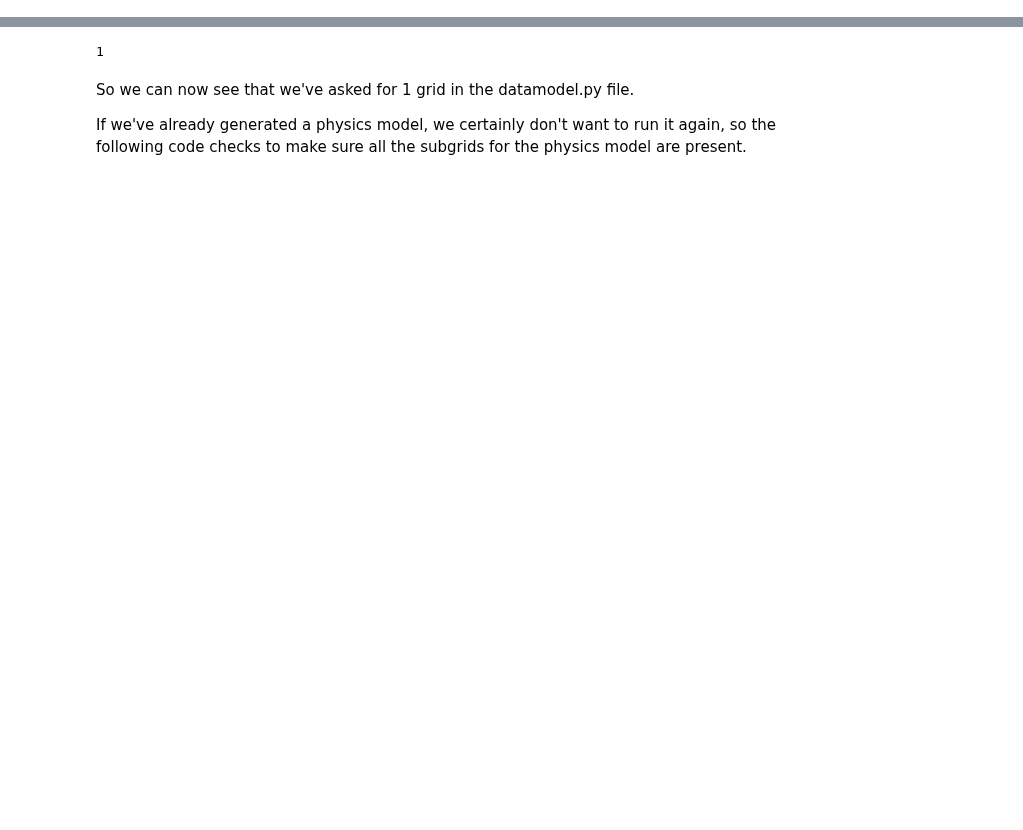
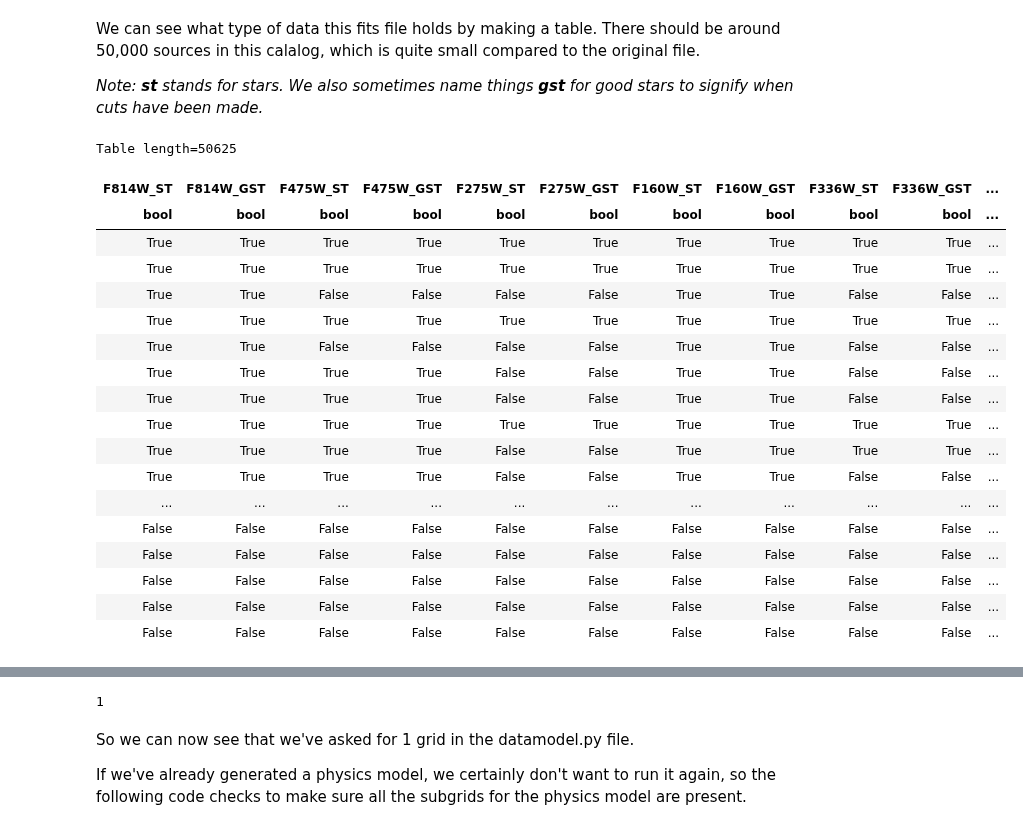
Before and after one commit to BEAST-Fitting/beast-examples, a Jupyter notebook: M31_Example/M31_workflow.ipynb, the cells around one changed output, grey strips where cells are left out. Saved outputs shown, nothing was run; the diff lists cells and outputs as text; code cells hidden in the pictures; blank space fills up the shorter version.

```diff
--- a/M31_Example/M31_workflow.ipynb
+++ b/M31_Example/M31_workflow.ipynb
@@ -209,0 +85,27 @@ This file is also where you specify the parameters and resolution of your physic
+# %% [markdown]
+We can see what type of data this fits file holds by making a table. There should be around 50,000 sources in this calalog, which is quite small compared to the original file.
+
+*Note: **st** stands for stars. We also sometimes name things **gst** for good stars to signify when cuts have been made.*
+# %%
+hdul = fits.open(gst_file)
+Table(hdul[1].data)
+# %% [output]
+Table length=50625
+| F814W_ST | F814W_GST | F475W_ST | F475W_GST | F275W_ST | F275W_GST | F160W_ST | F160W_GST | F336W_ST | F336W_GST | ... |
+| bool | bool | bool | bool | bool | bool | bool | bool | bool | bool | ... |
+| True | True | True | True | True | True | True | True | True | True | ... |
+| True | True | True | True | True | True | True | True | True | True | ... |
+| True | True | False | False | False | False | True | True | False | False | ... |
+| True | True | True | True | True | True | True | True | True | True | ... |
+| True | True | False | False | False | False | True | True | False | False | ... |
+| True | True | True | True | False | False | True | True | False | False | ... |
+| True | True | True | True | False | False | True | True | False | False | ... |
+| True | True | True | True | True | True | True | True | True | True | ... |
+| True | True | True | True | False | False | True | True | True | True | ... |
+| True | True | True | True | False | False | True | True | False | False | ... |
+| ... | ... | ... | ... | ... | ... | ... | ... | ... | ... | ... |
+| False | False | False | False | False | False | False | False | False | False | ... |
+| False | False | False | False | False | False | False | False | False | False | ... |
+| False | False | False | False | False | False | False | False | False | False | ... |
+| False | False | False | False | False | False | False | False | False | False | ... |
+| False | False | False | False | False | False | False | False | False | False | ... |
```
Also changed, not shown: parts of 129 cells of this notebook, 1 other file.
